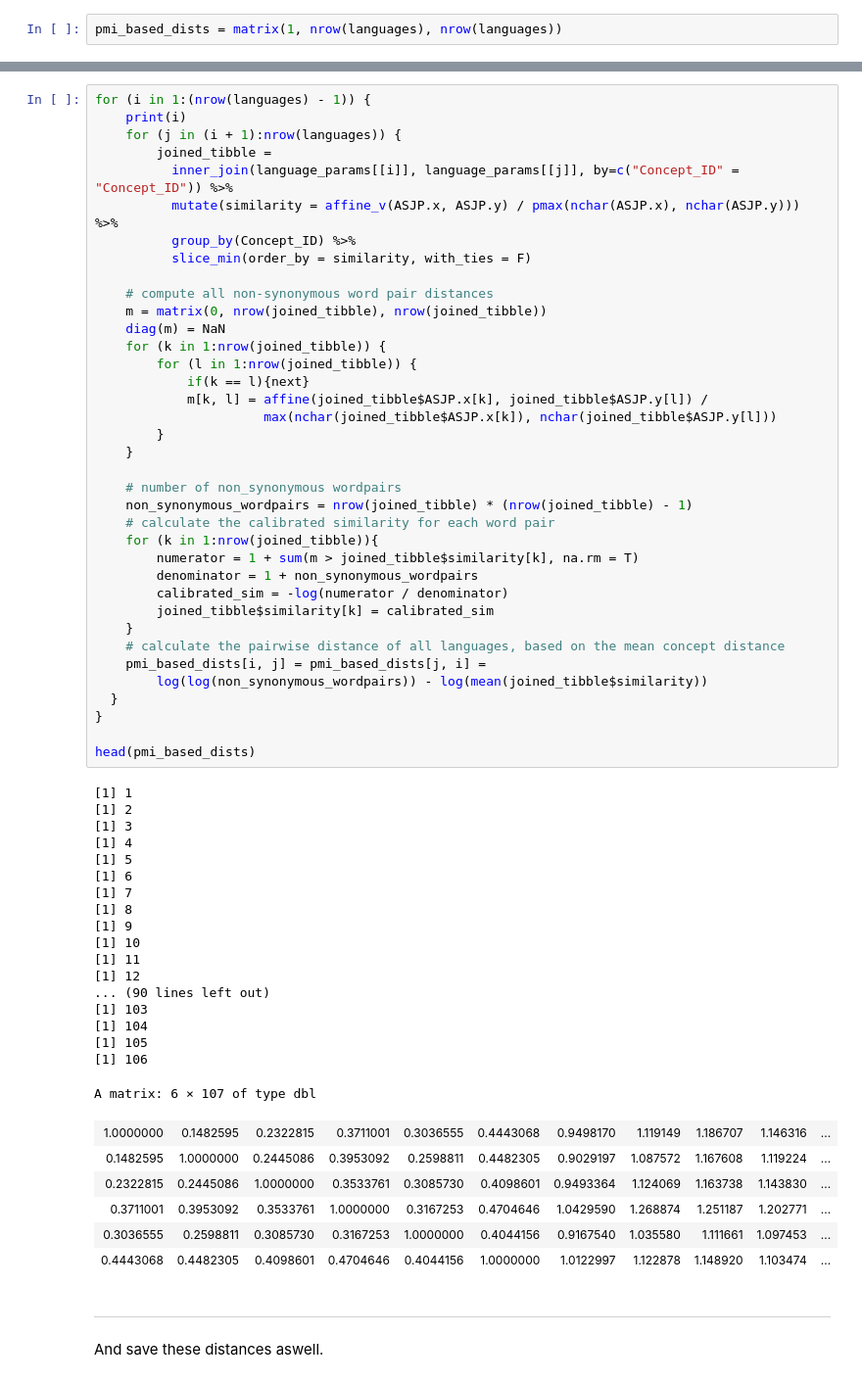
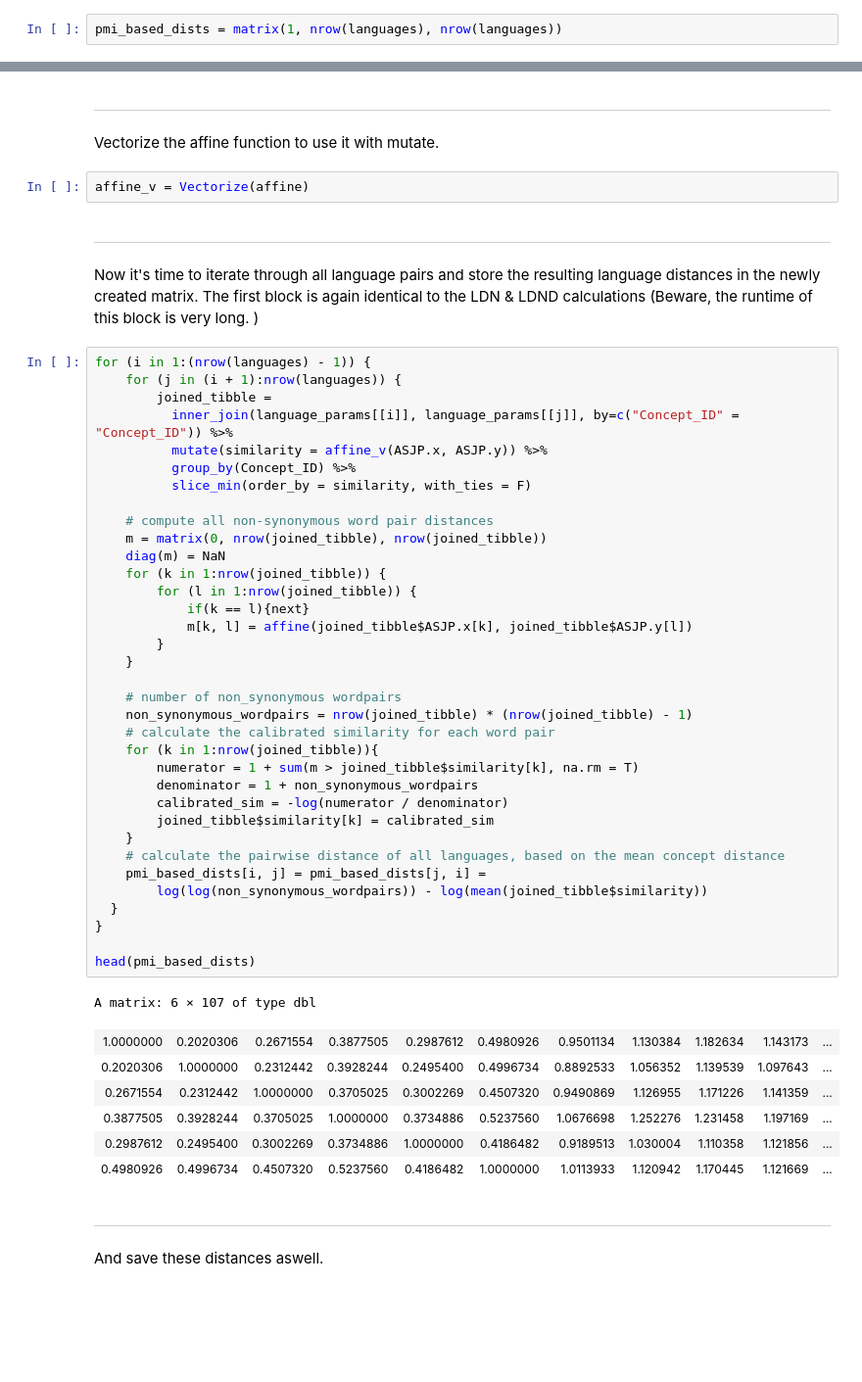
Before and after one commit to Arcumenn/BA-Thesis_NorthEuraLex, a Jupyter notebook: Pairwise_Language_Distances.ipynb, the cells around one changed output, grey strips where cells are left out. Shown at 98% size. Drawn from its saved outputs; the diff is of its cells as text; blank space fills up the shorter version.

```diff
--- a/Pairwise_Language_Distances.ipynb
+++ b/Pairwise_Language_Distances.ipynb
@@ -339,65 +332,54 @@ Now it's time to iterate through all language pairs and store the resulting lang
+# %% [markdown]
+***
+Vectorize the affine function to use it with mutate.
+# %%
+affine_v = Vectorize(affine)
+# %% [markdown]
+***
+Now it's time to iterate through all language pairs and store the resulting language distances in the newly created matrix. The first block is again identical to the LDN & LDND calculations (Beware, the runtime of this block is very long. )
 # %%
 for (i in 1:(nrow(languages) - 1)) {
-    print(i)
     for (j in (i + 1):nrow(languages)) {
         joined_tibble =
           inner_join(language_params[[i]], language_params[[j]], by=c("Concept_ID" = "Concept_ID")) %>%
-          mutate(similarity = affine_v(ASJP.x, ASJP.y) / pmax(nchar(ASJP.x), nchar(ASJP.y))) %>%
+          mutate(similarity = affine_v(ASJP.x, ASJP.y)) %>%
           group_by(Concept_ID) %>%
           slice_min(order_by = similarity, with_ties = F)
 
     # compute all non-synonymous word pair distances
     m = matrix(0, nrow(joined_tibble), nrow(joined_tibble))
     diag(m) = NaN
     for (k in 1:nrow(joined_tibble)) {
         for (l in 1:nrow(joined_tibble)) {
             if(k == l){next}
-            m[k, l] = affine(joined_tibble$ASJP.x[k], joined_tibble$ASJP.y[l]) /
-                      max(nchar(joined_tibble$ASJP.x[k]), nchar(joined_tibble$ASJP.y[l]))
+            m[k, l] = affine(joined_tibble$ASJP.x[k], joined_tibble$ASJP.y[l])
         }
     }
 
     # number of non_synonymous wordpairs
     non_synonymous_wordpairs = nrow(joined_tibble) * (nrow(joined_tibble) - 1)
     # calculate the calibrated similarity for each word pair
     for (k in 1:nrow(joined_tibble)){
         numerator = 1 + sum(m > joined_tibble$similarity[k], na.rm = T)
         denominator = 1 + non_synonymous_wordpairs
         calibrated_sim = -log(numerator / denominator)
         joined_tibble$similarity[k] = calibrated_sim
     }
     # calculate the pairwise distance of all languages, based on the mean concept distance
     pmi_based_dists[i, j] = pmi_based_dists[j, i] =
         log(log(non_synonymous_wordpairs)) - log(mean(joined_tibble$similarity))
   }
 }
 
 head(pmi_based_dists)
 # %% [output]
-[1] 1
-[1] 2
-[1] 3
-[1] 4
-[1] 5
-[1] 6
-[1] 7
-[1] 8
-[1] 9
-[1] 10
-[1] 11
-[1] 12
-... (90 lines left out)
-[1] 103
-[1] 104
-[1] 105
-[1] 106
+A matrix: 6 × 107 of type dbl
-A matrix: 6 × 107 of type dbl
-| 1.0000000 | 0.1482595 | 0.2322815 | 0.3711001 | 0.3036555 | 0.4443068 | 0.9498170 | 1.119149 | 1.186707 | 1.146316 | ... |
-| 0.1482595 | 1.0000000 | 0.2445086 | 0.3953092 | 0.2598811 | 0.4482305 | 0.9029197 | 1.087572 | 1.167608 | 1.119224 | ... |
-| 0.2322815 | 0.2445086 | 1.0000000 | 0.3533761 | 0.3085730 | 0.4098601 | 0.9493364 | 1.124069 | 1.163738 | 1.143830 | ... |
-| 0.3711001 | 0.3953092 | 0.3533761 | 1.0000000 | 0.3167253 | 0.4704646 | 1.0429590 | 1.268874 | 1.251187 | 1.202771 | ... |
-| 0.3036555 | 0.2598811 | 0.3085730 | 0.3167253 | 1.0000000 | 0.4044156 | 0.9167540 | 1.035580 | 1.111661 | 1.097453 | ... |
-| 0.4443068 | 0.4482305 | 0.4098601 | 0.4704646 | 0.4044156 | 1.0000000 | 1.0122997 | 1.122878 | 1.148920 | 1.103474 | ... |
+| 1.0000000 | 0.2020306 | 0.2671554 | 0.3877505 | 0.2987612 | 0.4980926 | 0.9501134 | 1.130384 | 1.182634 | 1.143173 | ... |
+| 0.2020306 | 1.0000000 | 0.2312442 | 0.3928244 | 0.2495400 | 0.4996734 | 0.8892533 | 1.056352 | 1.139539 | 1.097643 | ... |
+| 0.2671554 | 0.2312442 | 1.0000000 | 0.3705025 | 0.3002269 | 0.4507320 | 0.9490869 | 1.126955 | 1.171226 | 1.141359 | ... |
+| 0.3877505 | 0.3928244 | 0.3705025 | 1.0000000 | 0.3734886 | 0.5237560 | 1.0676698 | 1.252276 | 1.231458 | 1.197169 | ... |
+| 0.2987612 | 0.2495400 | 0.3002269 | 0.3734886 | 1.0000000 | 0.4186482 | 0.9189513 | 1.030004 | 1.110358 | 1.121856 | ... |
+| 0.4980926 | 0.4996734 | 0.4507320 | 0.5237560 | 0.4186482 | 1.0000000 | 1.0113933 | 1.120942 | 1.170445 | 1.121669 | ... |
 # %% [markdown]
 ***
 And save these distances aswell.
```
Also changed, not shown: parts of 38 cells of this notebook, 52 other files.
